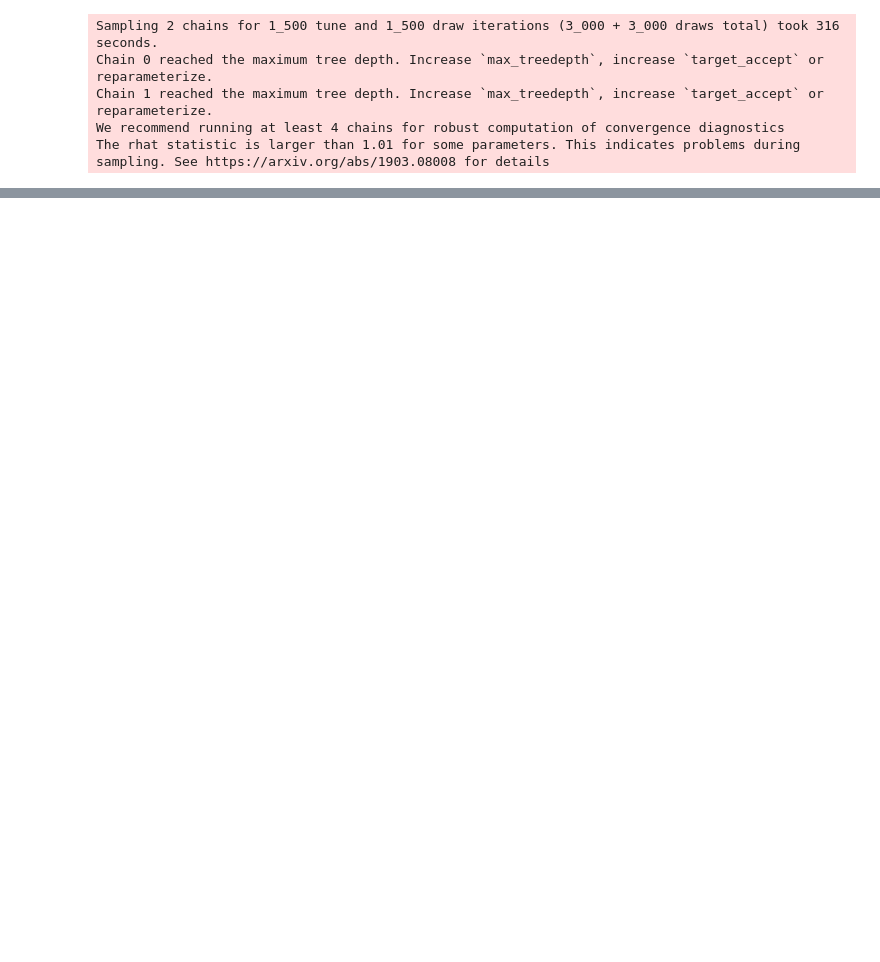
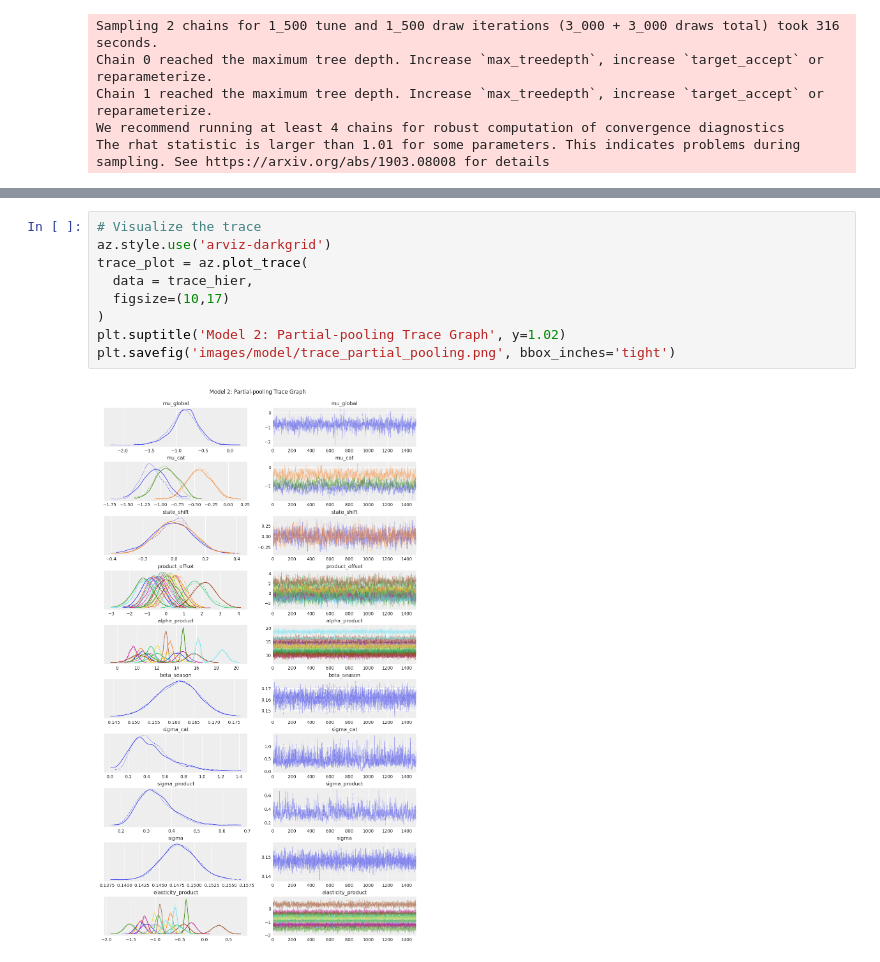
Before and after one commit to kirawei2025/price-elasticity-pymc, a Jupyter notebook: code.ipynb, the cells around one changed output, grey strips where cells are left out. Drawn from its saved outputs; the diff is of its cells as text; blank space fills up the shorter version.

Commit message:
update partial pooling

```diff
--- a/code.ipynb
+++ b/code.ipynb
@@ -383,3 +383,14 @@ pychart_partial_pooling.render(
 display(pychart_partial_pooling)
 # %% [output]
 [drawing not drawn]
+# %%
+# Visualize the trace
+az.style.use('arviz-darkgrid')
+trace_plot = az.plot_trace(
+  data = trace_hier,
+  figsize=(10,17)
+)
+plt.suptitle('Model 2: Partial-pooling Trace Graph', y=1.02)
+plt.savefig('images/model/trace_partial_pooling.png', bbox_inches='tight')
+# %% [output]
+[figure, added]
```
Also changed, not shown: parts of 4 cells of this notebook, 6 other files.
